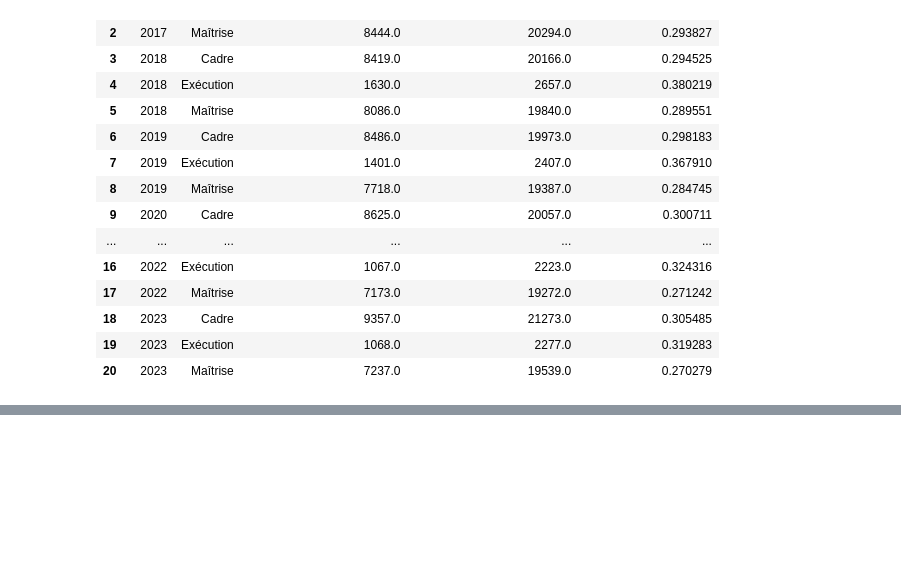
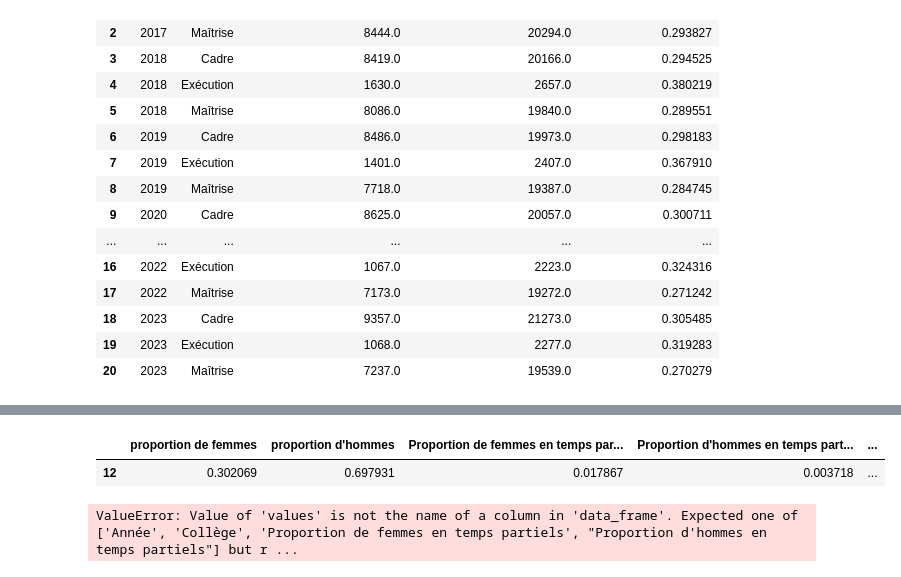
Before and after one commit to lancelot-r/projet_diversite_inclusion_entreprise, a Jupyter notebook: projetdatavis.ipynb, the cells around one changed output, grey strips where cells are left out. Cells and saved outputs as stored; diff of their text form; code cells hidden in the pictures; blank space fills up the shorter version.

```diff
--- a/projetdatavis.ipynb
+++ b/projetdatavis.ipynb
@@ -212,0 +313,14 @@ temps_partiel
+# %%
+fig = px.treemap(
+    df_long,
+    path=["Genre", "Statut"],  # Hiérarchie
+    values="Proportion",  # Taille des blocs
+    color="Genre",
+    color_discrete_map={"Homme": "blue", "Femme": "pink"},
+    title="Répartition des Hommes et Femmes selon le Temps Partiel/Complet"
+)
+
+fig.show()
+# %% [output]
+|  | proportion de femmes | proportion d'hommes | Proportion de femmes en temps par... | Proportion d'hommes en temps part... | ... |
+| 12 | 0.302069 | 0.697931 | 0.017867 | 0.003718 | ... |
@@ -212,0 +341,4 @@ temps_partiel
+# %%
+plot_mosaic(2021, 'Cadre')
+# %% [output]
+ValueError: Value of 'values' is not the name of a column in 'data_frame'. Expected one of ['Année', 'Collège', 'Proportion de femmes en temps partiels', "Proportion d'hommes en temps partiels"] but r ...
```
Also changed, not shown: parts of 15 cells of this notebook.
